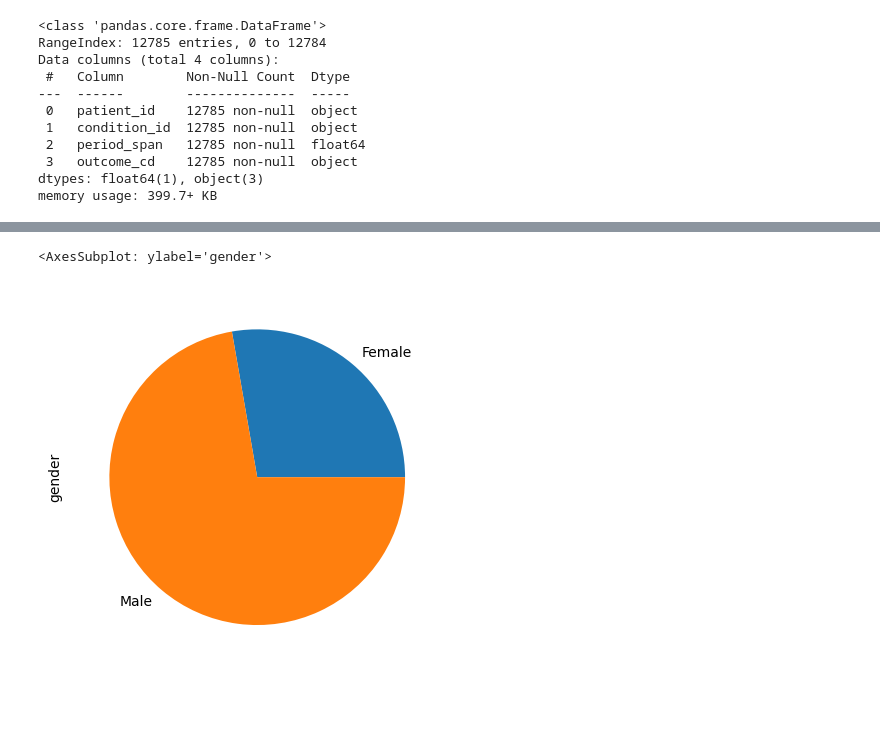
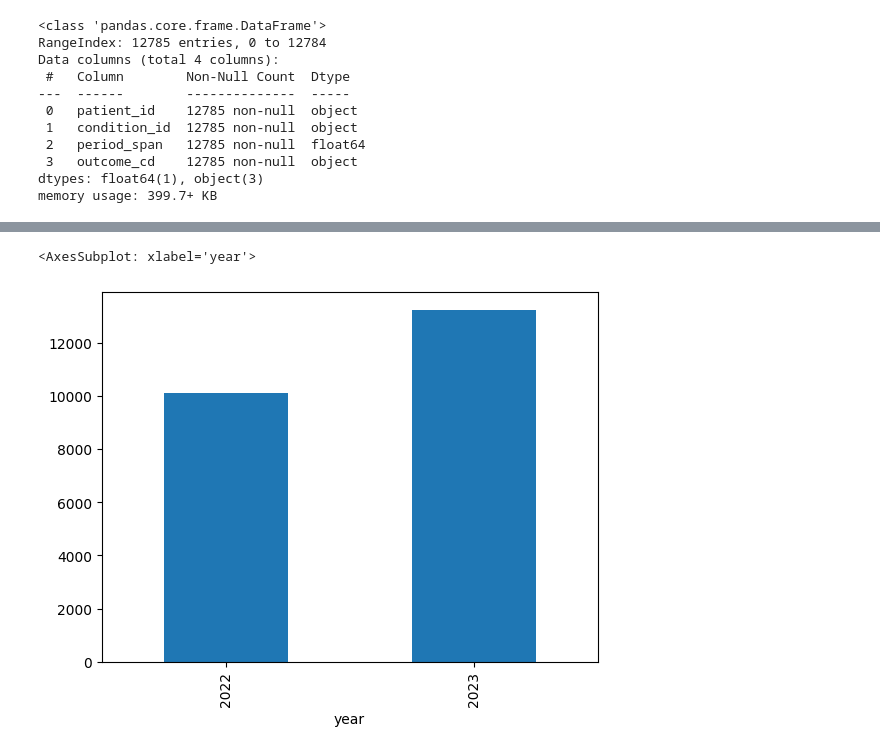
Before and after one commit to Taoheed-O/Tuberculosis_Survival_prediction, a Jupyter notebook: Data_analysis.ipynb, the cells around one changed output, grey strips where cells are left out. Drawn from its saved outputs; the diff is of its cells as text; code cells hidden in the pictures; blank space fills up the shorter version.

Commit message:
data analysis

```diff
--- a/Data_analysis.ipynb
+++ b/Data_analysis.ipynb
@@ -474,0 +575,6 @@ patients_total = pd.merge(patients_2022_new, regimens_2022_new, on='patient_id')
+# %%
+plt.figure(figsize=(15, 8))
+b = np.arange(0,110,10)
+l = [ "{0}-{1}".format(i, i + 10) for i in range(0, 100, 10)]
+patients_total_2023['age_interval'] = pd.cut(patients_total_2023['age_of_onset'], bins=b, labels=l)
+sns.countplot(data=patients_total_2023, x='age_interval', hue='gender')
@@ -474,0 +584,4 @@ patients_total = pd.merge(patients_2022_new, regimens_2022_new, on='patient_id')
+# %%
+patients_total_2023['outcome_cd_state'] = patients_total_2023['outcome_cd'].apply(lambda x:'cured'\
+if x == 'cured' else ('still on treatment' if x == 'stillOnTreatment' \
+               else ("died" if x == 'died' else 'others')))
@@ -475,3 +600,8 @@ patients_total = pd.merge(patients_2022_new, regimens_2022_new, on='patient_id')
+# %%
+patients_total_2022['year'] = 2022
+patients_total_2023['year'] = 2023
+# %%
+patients_total = pd.concat([patients_total_2022, patients_total_2023])
 # %%
 patients_total.info()
 # %% [output]
@@ -500,5 +641,5 @@ array(['cured', 'ltfu', 'completed', 'died', 'stillOnTreatment',
 # %%
-patients_total.groupby(['gender'])['gender'].count().plot(kind='pie')
+patients_total.groupby('year')['outcome_cd'].count().plot(kind='bar')
 # %% [output]
-<AxesSubplot: ylabel='gender'>
+<AxesSubplot: xlabel='year'>
-[figure, old version]
+[figure, new version]
```
Also changed, not shown: parts of 28 cells of this notebook.
